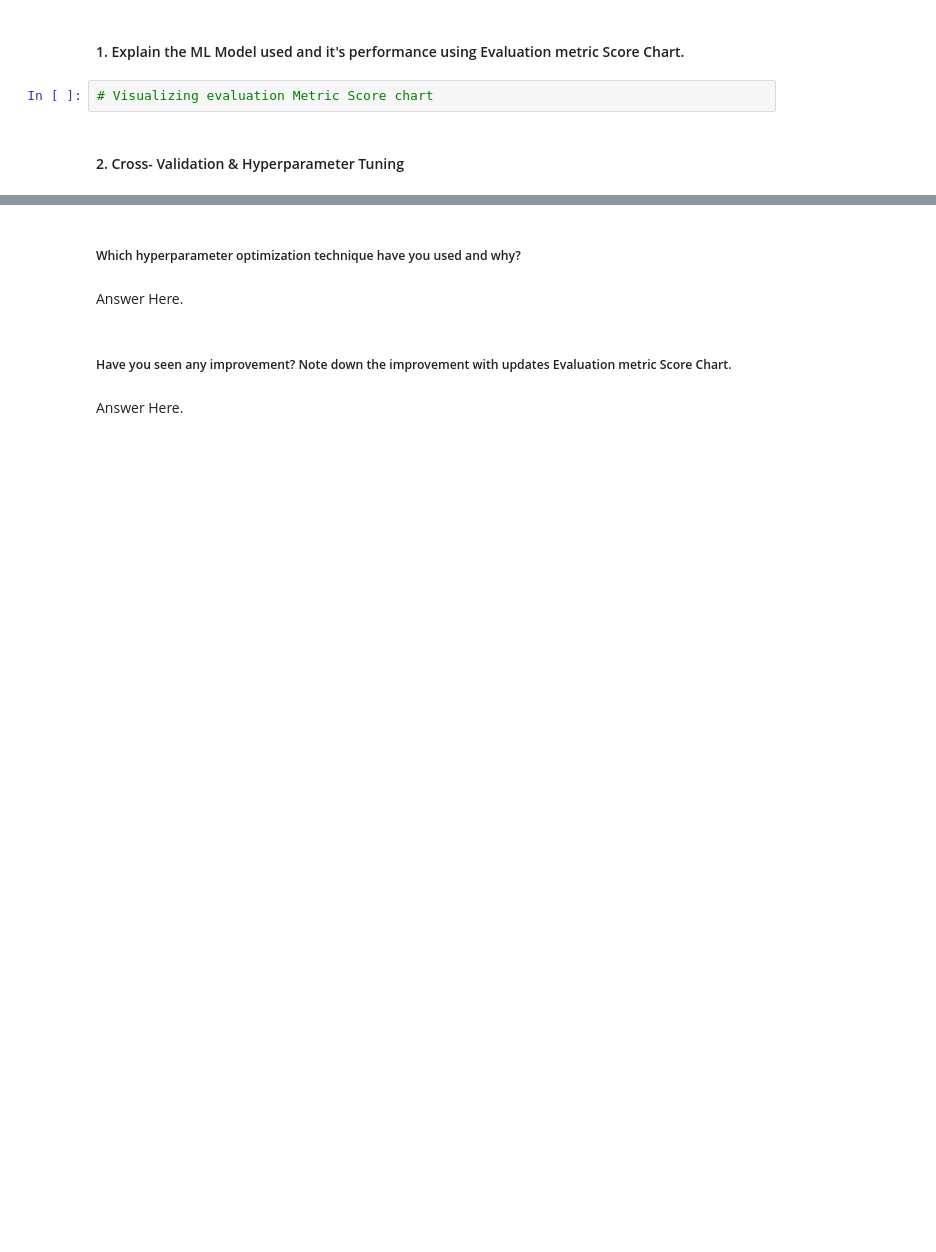
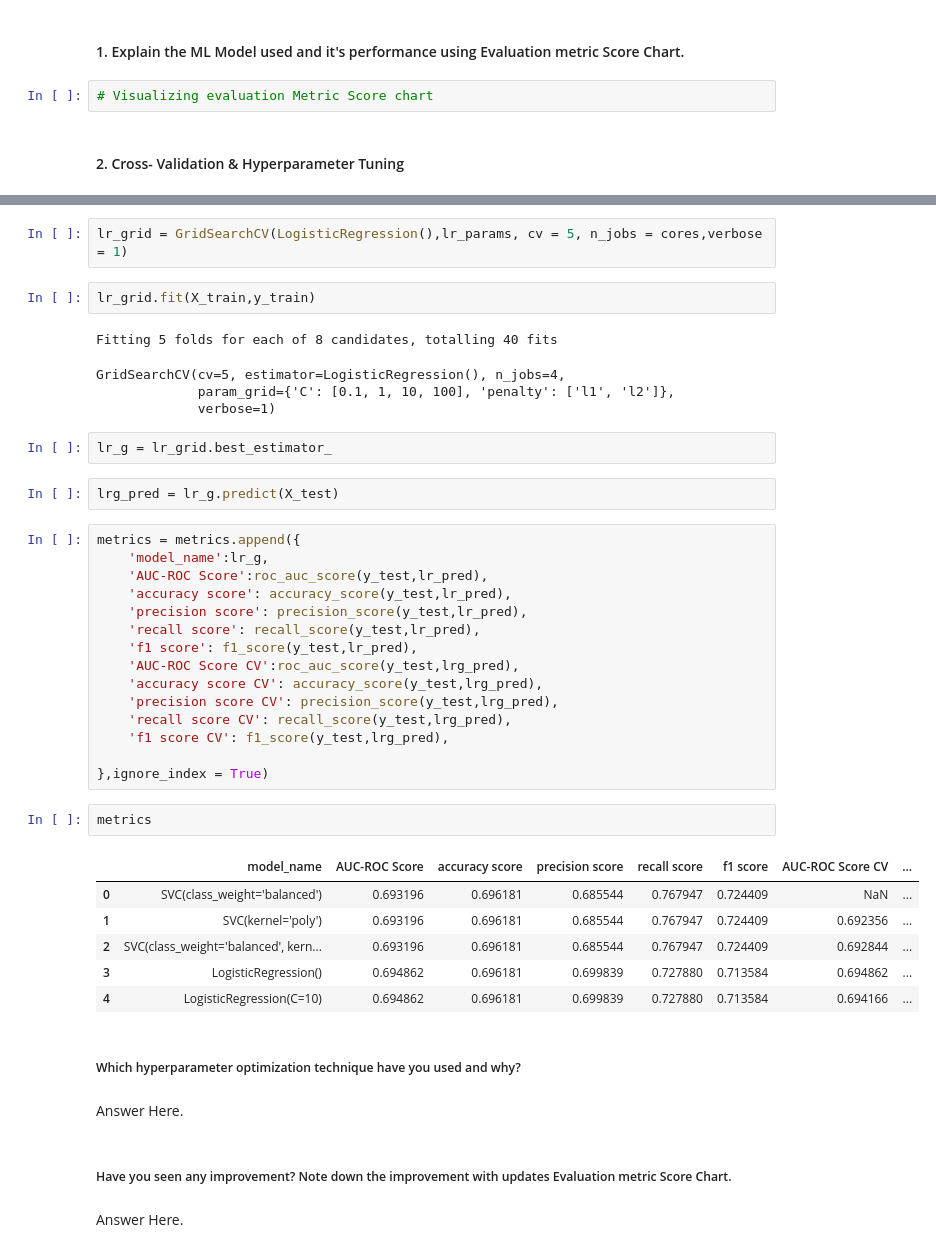
Before and after one commit to 007tickooayush/ML-Classification-Cardiovascular-Risk-Prediction-Project, a Jupyter notebook: Ayush_Tickoo_ML_Capstone_Classification_Project.ipynb, the cells around one changed output, grey strips where cells are left out. Saved outputs shown, nothing was run; the diff lists cells and outputs as text; blank space fills up the shorter version.

```diff
--- a/Ayush_Tickoo_ML_Capstone_Classification_Project.ipynb
+++ b/Ayush_Tickoo_ML_Capstone_Classification_Project.ipynb
@@ -1228,3 +1257,40 @@ array([[1550,  776],
+# %%
+lr_grid = GridSearchCV(LogisticRegression(),lr_params, cv = 5, n_jobs = cores,verbose = 1)
+# %%
+lr_grid.fit(X_train,y_train)
+# %% [output]
+Fitting 5 folds for each of 8 candidates, totalling 40 fits
+GridSearchCV(cv=5, estimator=LogisticRegression(), n_jobs=4,
+             param_grid={'C': [0.1, 1, 10, 100], 'penalty': ['l1', 'l2']},
+             verbose=1)
+# %%
+lr_g = lr_grid.best_estimator_
+# %%
+lrg_pred = lr_g.predict(X_test)
+# %%
+metrics = metrics.append({
+    'model_name':lr_g,
+    'AUC-ROC Score':roc_auc_score(y_test,lr_pred),
+    'accuracy score': accuracy_score(y_test,lr_pred),
+    'precision score': precision_score(y_test,lr_pred),
+    'recall score': recall_score(y_test,lr_pred),
+    'f1 score': f1_score(y_test,lr_pred),
+    'AUC-ROC Score CV':roc_auc_score(y_test,lrg_pred),
+    'accuracy score CV': accuracy_score(y_test,lrg_pred),
+    'precision score CV': precision_score(y_test,lrg_pred),
+    'recall score CV': recall_score(y_test,lrg_pred),
+    'f1 score CV': f1_score(y_test,lrg_pred),
+
+},ignore_index = True)
+# %%
+metrics
+# %% [output]
+|  | model_name | AUC-ROC Score | accuracy score | precision score | recall score | f1 score | AUC-ROC Score CV | ... |
+| 0 | SVC(class_weight='balanced') | 0.693196 | 0.696181 | 0.685544 | 0.767947 | 0.724409 | NaN | ... |
+| 1 | SVC(kernel='poly') | 0.693196 | 0.696181 | 0.685544 | 0.767947 | 0.724409 | 0.692356 | ... |
+| 2 | SVC(class_weight='balanced', kern... | 0.693196 | 0.696181 | 0.685544 | 0.767947 | 0.724409 | 0.692844 | ... |
+| 3 | LogisticRegression() | 0.694862 | 0.696181 | 0.699839 | 0.727880 | 0.713584 | 0.694862 | ... |
+| 4 | LogisticRegression(C=10) | 0.694862 | 0.696181 | 0.699839 | 0.727880 | 0.713584 | 0.694166 | ... |
 # %% [markdown]
 ##### Which hyperparameter optimization technique have you used and why?
 # %% [markdown]
```
Also changed, not shown: parts of 87 cells of this notebook.
